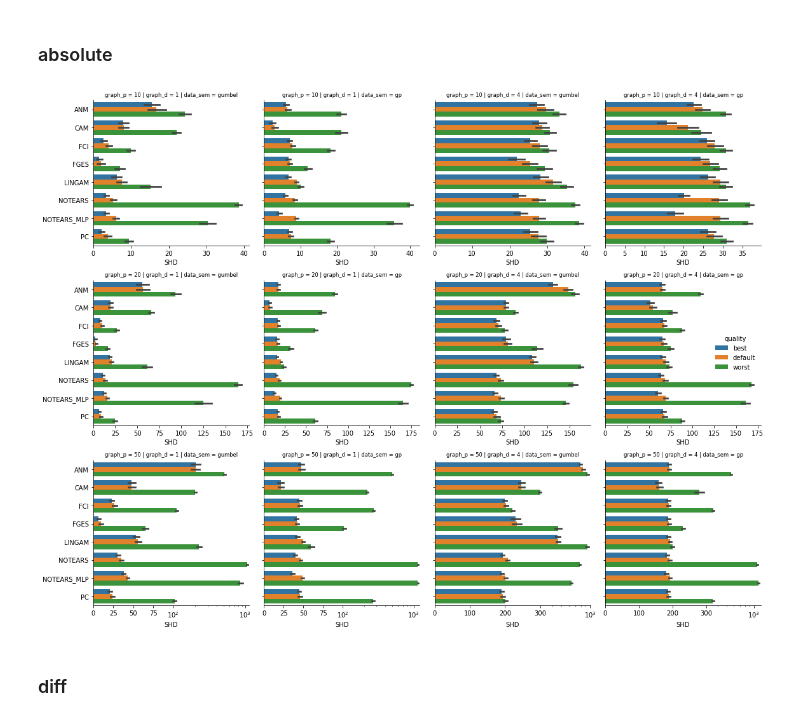
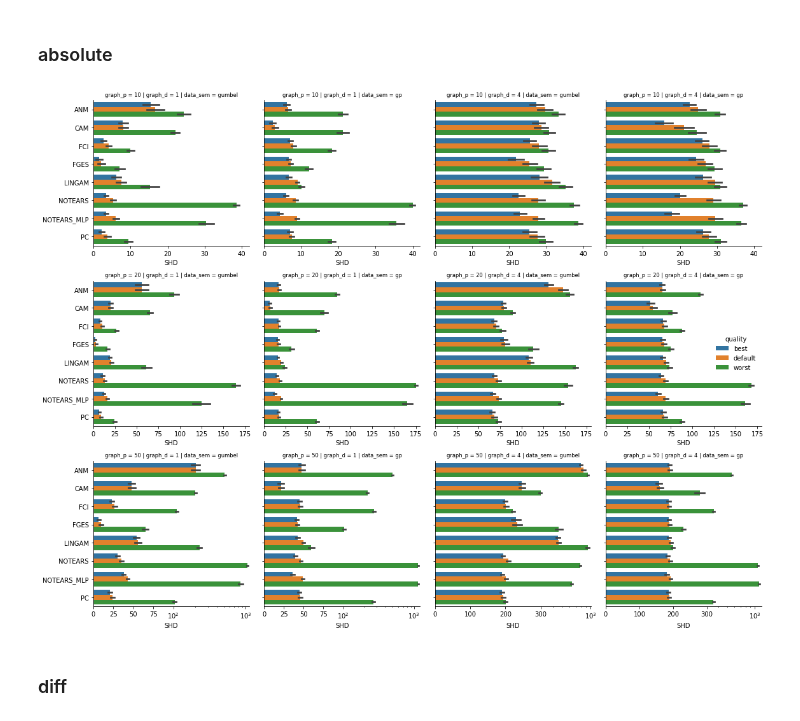
Before and after one commit to misoc-mml/hyperparams-causal-discovery, a Jupyter notebook: hyperparams/hyperparam_quality.ipynb, the cells around one changed output. Drawn from its saved outputs; the diff is of its cells as text; code cells hidden in the pictures.

Commit message:
Minor tweak to hq abs plot.

```diff
--- a/hyperparams/hyperparam_quality.ipynb
+++ b/hyperparams/hyperparam_quality.ipynb
@@ -95,34 +95,38 @@ i=0
 for p in [10, 20, 50]:
     for d in [1, 4]:
         for sem in ['gumbel', 'gp']:
             ax = axs[i]
             df_case = df_plt.loc[(df_plt['graph_p'] == p) & (df_plt['data_sem'] == sem) & (df_plt['graph_d'] == d)]
 
             g = sns.barplot(data=df_case, y='id', x='SHD', hue='quality', orient='h', ax=ax)
 
             #ax.set_title(f'graph_p = {p} | data_sem = {sem} | graph_d = {d}')
             ax.set_title(f'graph_p = {p} | graph_d = {d} | data_sem = {sem}')
             ax.set_ylabel('')
             ax.spines[['right', 'top']].set_visible(False)
 
             if i == 7: # last entry
                 sns.move_legend(ax, loc='center right', frameon=False)
             else:
                 ax.get_legend().remove()
 
+            if p == 10:
+                ax.set_xlim(0, 42)
+            if p == 20:
+                ax.set_xlim(0, 180)
             if p == 50 and d == 1:
                 ax.set_xscale('symlog', linthresh=1e2, subs=[2, 3, 4, 5, 6, 7, 8, 9])
                 ax.set_xticks([0, 25, 50, 75, 1e2, 1e3], labels=[0, 25, 50, 75, '$10^2$', '$10^3$'])
             if p == 50 and d == 4:
                 ax.set_xscale('symlog', linthresh=300, subs=[2, 3, 4, 5, 6, 7, 8, 9])
                 ax.set_xticks([0, 100, 200, 300, 1e3], labels=[0, 100, 200, 300, '$10^3$'])
 
             i += 1
 
 plt.tight_layout()
 plt.savefig('./plots/hyper_qual/hq_grid_abs.pdf', dpi=1000)
 # %% [output]
-[figure, old version]
+[figure, new version]
 # %% [markdown]
 ### diff
 # %%
```
Also changed, not shown: 1 other file.
